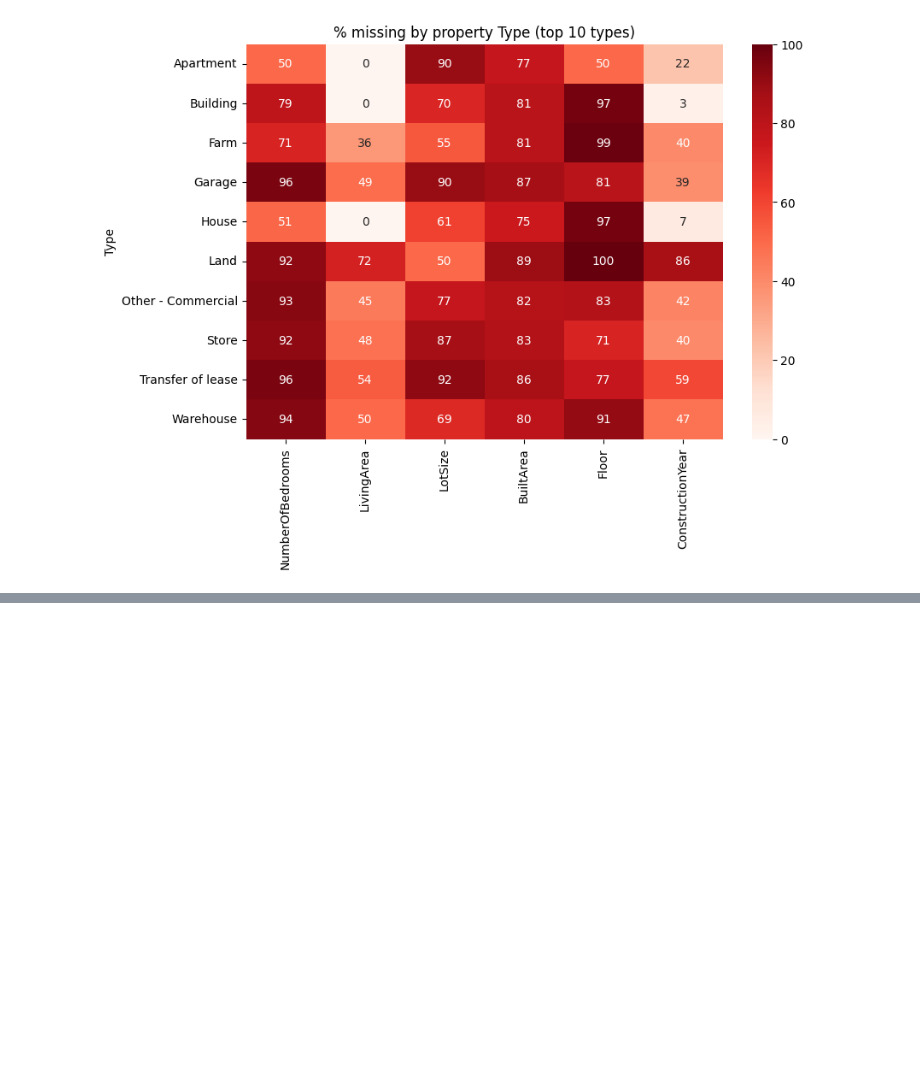
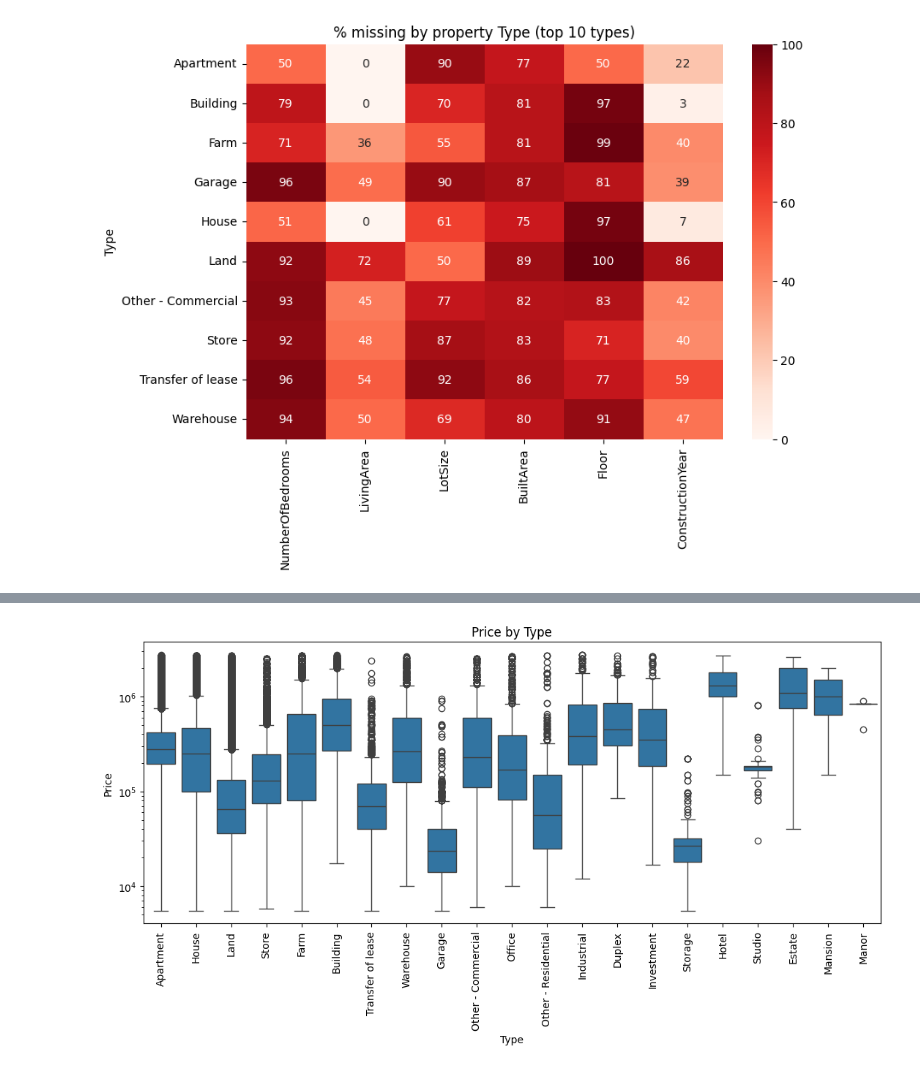
Before and after one commit to barbara-sousa-franco/MLOps_Project, a Jupyter notebook: notebooks/EDA.ipynb, the cells around one changed output, grey strips where cells are left out. Saved outputs shown, nothing was run; the diff lists cells and outputs as text; code cells hidden in the pictures; blank space fills up the shorter version.

```diff
--- a/notebooks/EDA.ipynb
+++ b/notebooks/EDA.ipynb
@@ -512,0 +635,9 @@ plt.title('% missing by property Type (top 10 types)'); plt.show()
+# %%
+# Price by Type (log axis so the skew doesn't squash the boxes)
+order = df_train['Type'].value_counts().index
+plt.figure(figsize=(13, 5))
+sns.boxplot(data=df_train[sane], x='Type', y='Price', order=order)
+plt.yscale('log')
+plt.xticks(rotation=90); plt.title('Price by Type'); plt.show()
+# %% [output]
+[figure, added]
```
Also changed, not shown: parts of 16 cells of this notebook.
